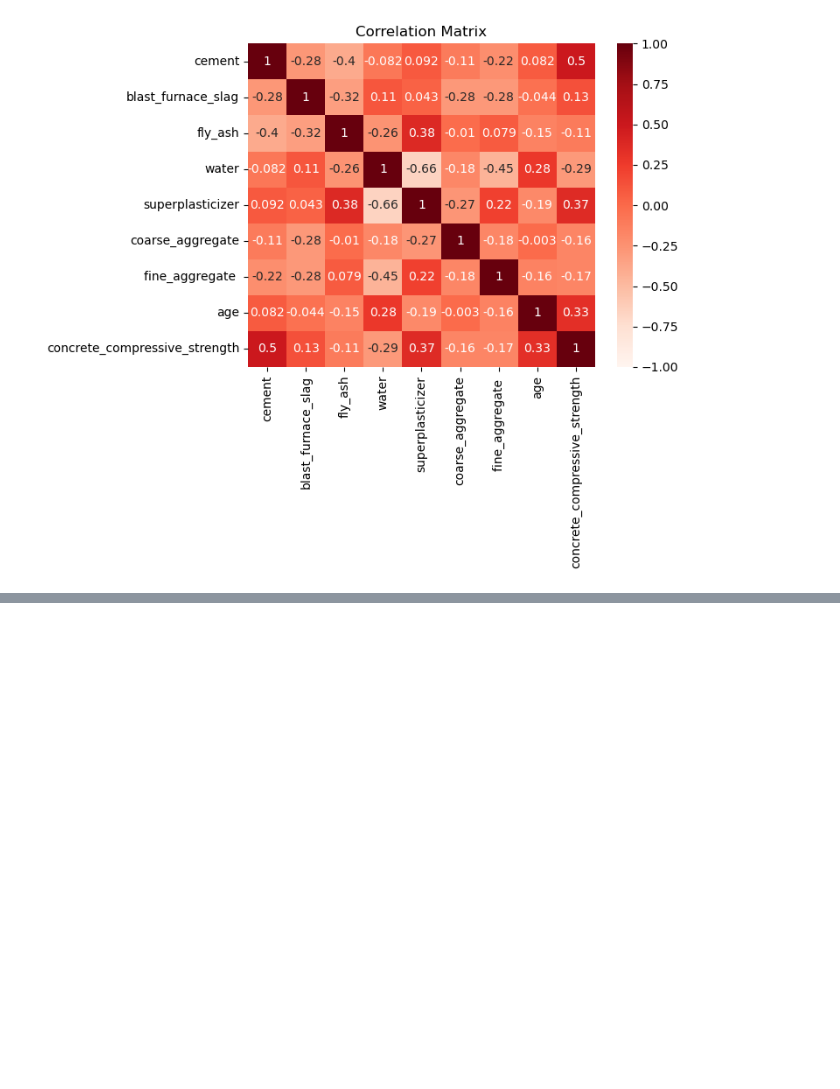
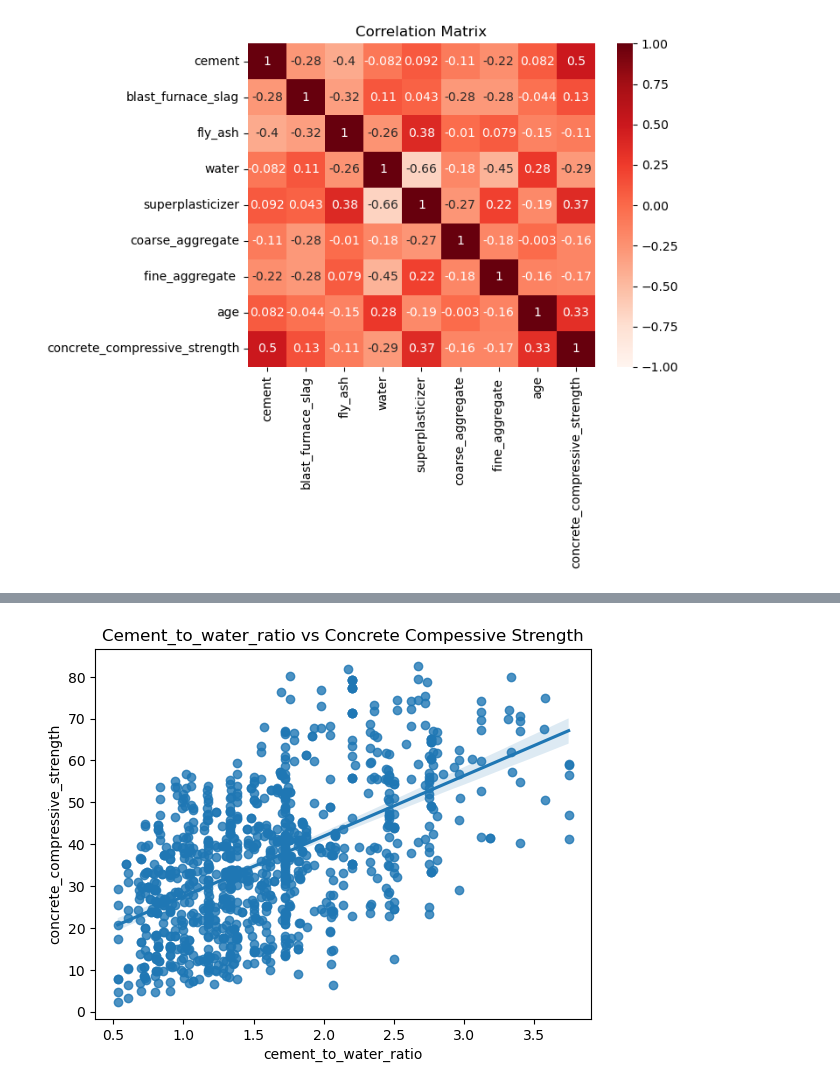
Before and after one commit to chandanc5525/CementCompositeStrength_PredictionModel, a Jupyter notebook: model.ipynb, the cells around one changed output, grey strips where cells are left out. Saved outputs shown, nothing was run; the diff lists cells and outputs as text; code cells hidden in the pictures; blank space fills up the shorter version.

```diff
--- a/model.ipynb
+++ b/model.ipynb
@@ -103,0 +144,6 @@ plt.show()
+# %%
+sns.regplot(x = df['cement_to_water_ratio'], y = df['concrete_compressive_strength'])
+plt.title('Cement_to_water_ratio vs Concrete Compessive Strength')
+plt.show()
+# %% [output]
+[figure, added]
```
Also changed, not shown: parts of 10 cells of this notebook.
